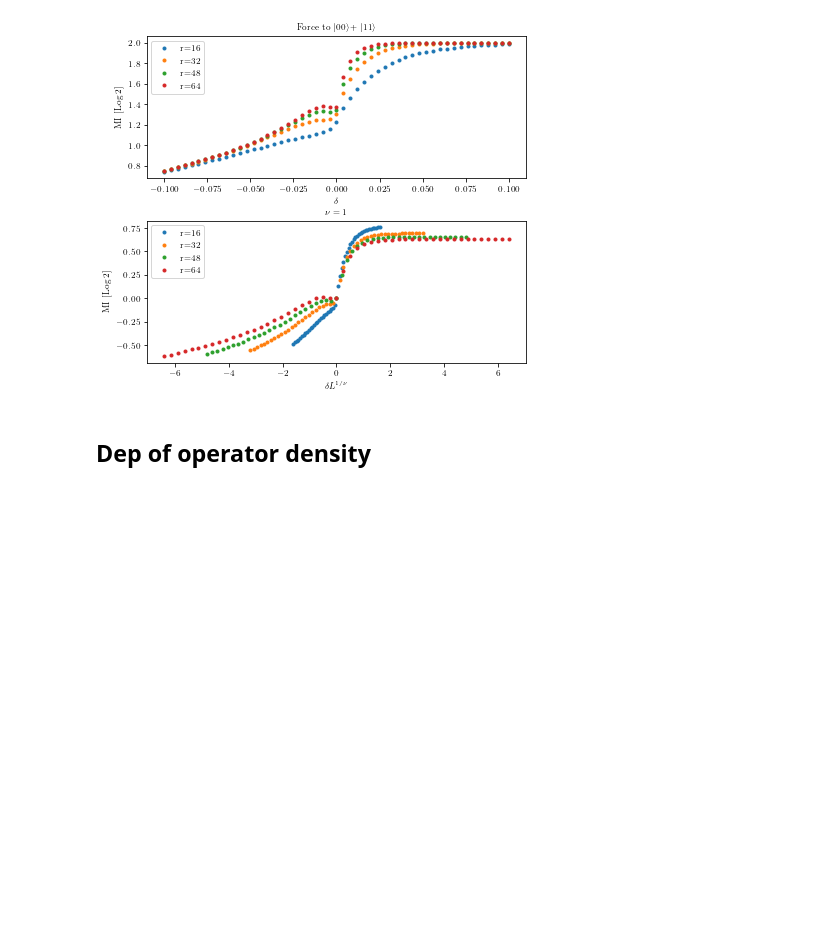
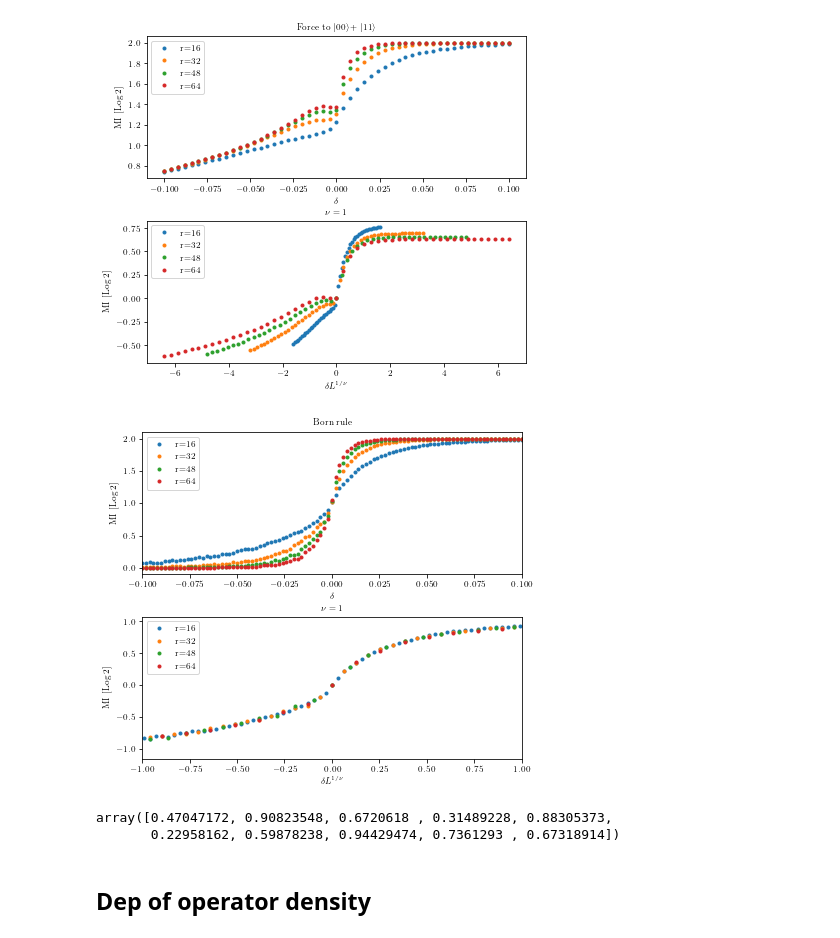
Before and after one commit to hainingpan/SPT, a Jupyter notebook: test_ssh.ipynb, the cells around one changed output. Cells and saved outputs as stored; diff of their text form; code cells hidden in the pictures; blank space fills up the shorter version.

```diff
--- a/test_ssh.ipynb
+++ b/test_ssh.ipynb
@@ -28,7 +28,7 @@ rc[:].execute("import numpy as np")
 # %% [output]
 <AsyncResult: execute>
 # %%
-# %%writefile SSH.py
+%%writefile SSH.py
 import numpy as np
 import scipy.linalg as la
 import numpy.linalg as nla
@@ -440,10 +440,10 @@ class Params:
                 # P['e-']=(1-Gamma[1,2])/2*(1-Gamma[0,3])/2
                 # print((P.values()))
 
-                assert P['o+']>-1e-12,'P[o+]={:e}'.format(P['o+'])
-                assert P['o-']>-1e-12,'P[o-]={:e}'.format(P['o-'])
-                assert P['e+']>-1e-12,'P[e+]={:e}'.format(P['e+'])
-                assert P['e-']>-1e-12,'P[e-]={:e}'.format(P['e-'])
+                assert P['o+']>-1e-9,'P[o+]={:e}'.format(P['o+'])
+                assert P['o-']>-1e-9,'P[o-]={:e}'.format(P['o-'])
+                assert P['e+']>-1e-9,'P[e+]={:e}'.format(P['e+'])
+                assert P['e-']>-1e-9,'P[e-]={:e}'.format(P['e-'])
                 P['o+']=max([0,P['o+']])
                 P['o-']=max([0,P['o-']])
                 P['e+']=max([0,P['e+']])
@@ -489,7 +489,7 @@ class Params:
 
 
 def cross_ratio(x,L):
-    if isinstance(x[0],list):
+    if isinstance(x[0],list) or isinstance(x[0],np.ndarray):
         xx01=np.sin(np.pi/L*x[0].shape[0])
         xx23=np.sin(np.pi/L*x[2].shape[0])
         xx02=np.sin(np.pi/L*(x[0].shape[0]+x[1].shape[0]))
@@ -2463,7 +2569,8 @@ def run(p):
     subB=np.arange(x[2],x[3])
     subAp=np.arange(x[1],x[2],2)
     MI0=params.mutual_information_m(subA,subB)
-    params.measure_all_Born(prob=[1,0,0,0],proj_range=subAp,type='link')
+    # prob=[1,0,0,0],
+    params.measure_all_Born(proj_range=subAp,type='link')
     # MI=params.von_Neumann_entropy_m(subA)
     MI1=params.mutual_information_m(subA,subB)
     # MI1=0
@@ -2544,3 +2653,30 @@ fig.savefig('/mnt/d/KITP/Rp_SPT/7/collapse_force_e-.pdf')
+# %%
+fig,axs=plt.subplots(2,1,figsize=(6.8,6),gridspec_kw=dict(hspace=0.3))
+ax=axs[0]
+for index,r in enumerate(L_list):
+    ax.plot(delta_list,MI1_list[index]/np.log(2),'.',label='r={:d}'.format(r),)
+ax.set_xlabel('$\delta$')
+ax.set_ylabel('MI [Log 2]')
+ax.legend()
+ax.set_title(r'Born rule')
+ax.set_xlim([-.1,.1])
+ax=axs[1]
+for index,r in enumerate(L_list):
+    ax.plot(delta_list*r**1.,(MI1_list[index]-MI1_list[index,MI1_list.shape[1]//2])/np.log(2),'.',label='r={:d}'.format(r))
+ax.set_xlabel(r'$\delta L^{1/\nu}$')
+ax.set_ylabel('MI [Log 2]')
+ax.set_title(r'$\nu=1$')
+ax.legend()
+ax.set_xlim([-1,1])
+
+fig.savefig('/mnt/d/KITP/Rp_SPT/7/collapse_Born.pdf')
+# %% [output]
+[figure, added]
+# %%
+np.random.uniform(size=10)**1
+# %% [output]
+array([0.47047172, 0.90823548, 0.6720618 , 0.31489228, 0.88305373,
+       0.22958162, 0.59878238, 0.94429474, 0.7361293 , 0.67318914])
 # %% [markdown]
 ## Dep of operator density
 # %% [markdown]
```
Also changed, not shown: parts of 15 cells of this notebook, 1 other file.
